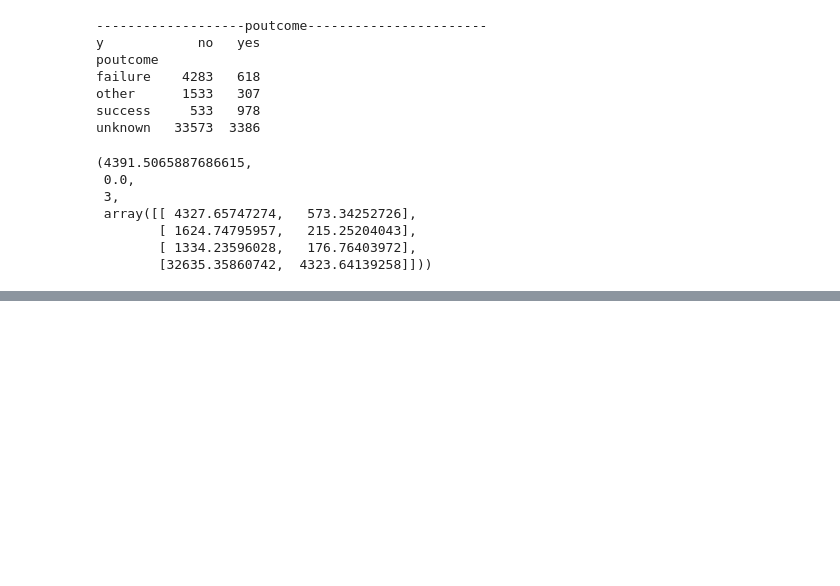
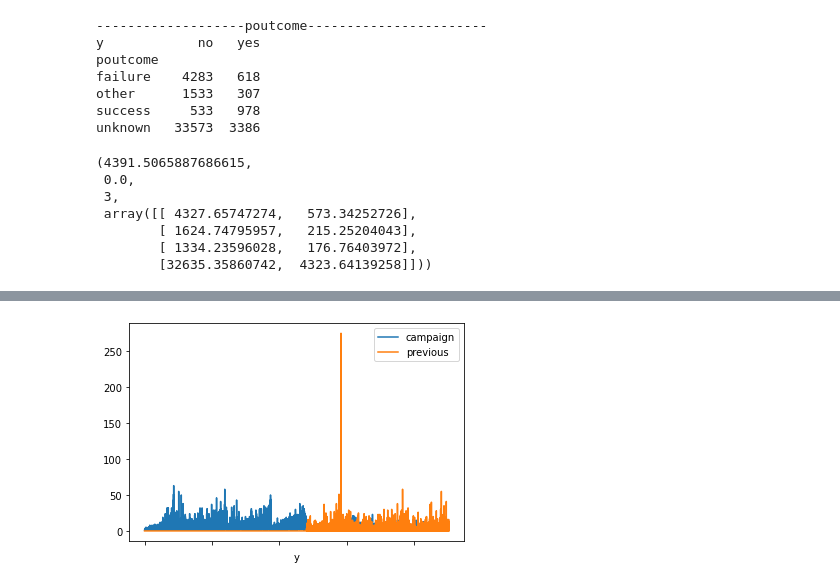
Before and after one commit to hieuvu99/ITEC4230_Project, a Jupyter notebook: Code.ipynb, the cells around one changed output, grey strips where cells are left out. Saved outputs shown, nothing was run; the diff lists cells and outputs as text; code cells hidden in the pictures; blank space fills up the shorter version.

```diff
--- a/Code.ipynb
+++ b/Code.ipynb
@@ -423,0 +472,5 @@ unknown   33573  3386
+# %%
+df.plot(x="y", y=["campaign","previous"])
+plt.show()
+# %% [output]
+[figure, added]
```
Also changed, not shown: parts of 15 cells of this notebook.
